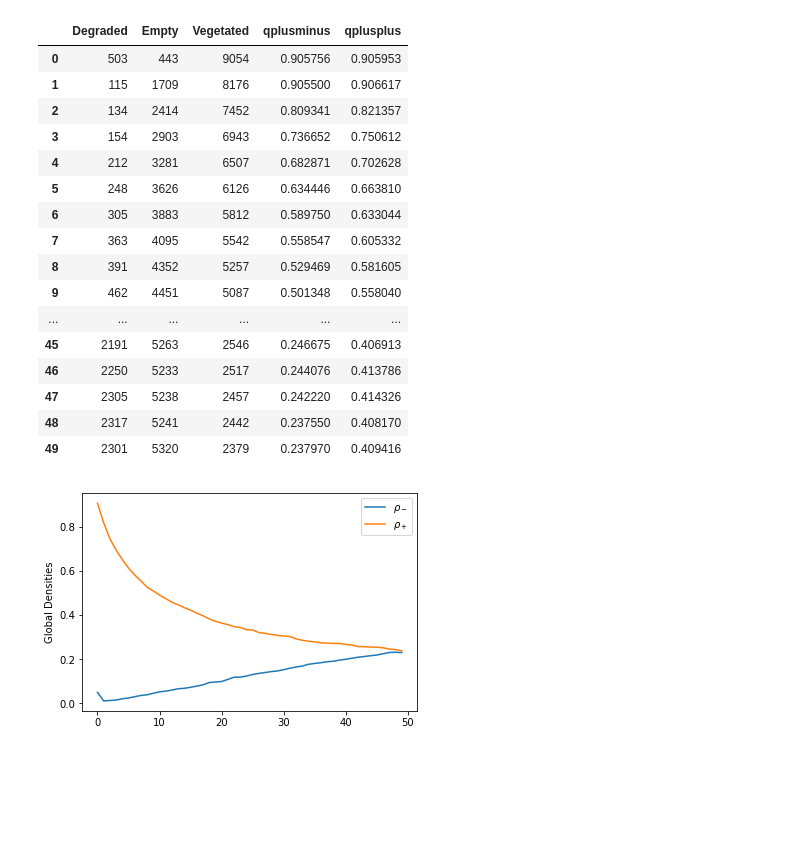
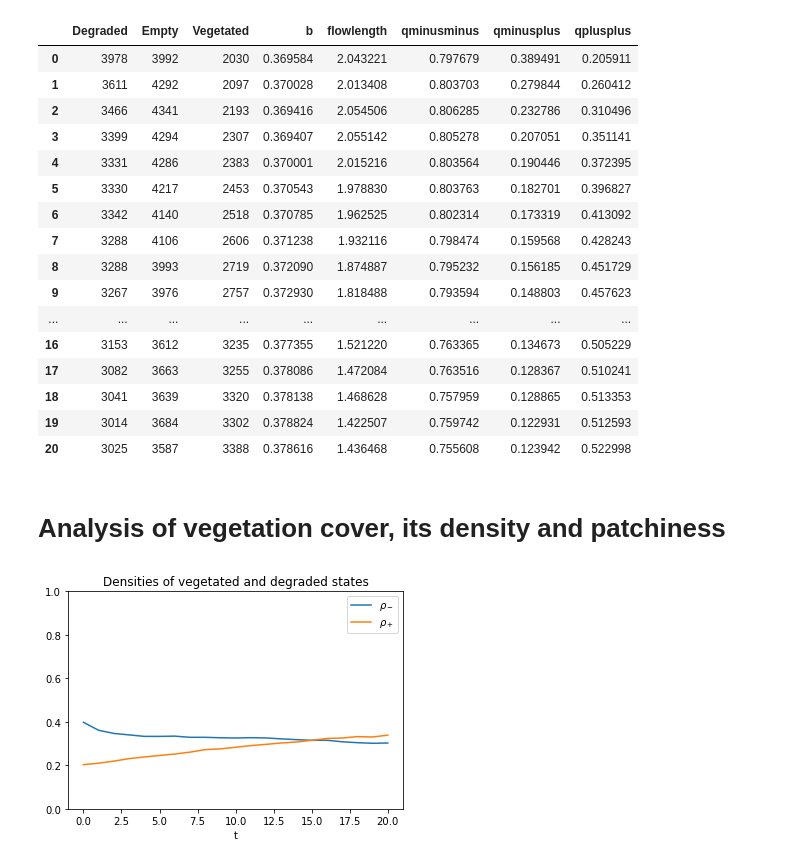
Before and after one commit to intramuros/abm, a Jupyter notebook: Gather and plot.ipynb, the cells around one changed output. Saved outputs shown, nothing was run; the diff lists cells and outputs as text; code cells hidden in the pictures; blank space fills up the shorter version.

```diff
--- a/Gather and plot.ipynb
+++ b/Gather and plot.ipynb
@@ -21,17 +18,13 @@ from ecosystem.model import EcoModel
 # %%
-from ecosystem.model import EcoModel
-from mesa.datacollection import DataCollector
-import time
-start_time = time.time()
-
-# fixed_params = {"width": 50,
-#                 "height": 50,
-#                 "b": 0.5,
-#                 "m": 0.1}
+b = 0.4  # establishment probability
+m = 0.1  # mortality rate
 
 model = EcoModel(0.4, 0.1, "ecosystem/config_file.json")
 
-for i in range(50):
+num_steps = 20 # number of simulation steps
+
+start_time = time.time()
+for i in range(num_steps):
     model.step()
 
 print(time.time()-start_time)
@@ -57,34 +34,37 @@ Degraded: 2333
 stats = model.datacollector.get_model_vars_dataframe()
 stats
 # %% [output]
-|  | Degraded | Empty | Vegetated | qplusminus | qplusplus |
-| 0 | 503 | 443 | 9054 | 0.905756 | 0.905953 |
-| 1 | 115 | 1709 | 8176 | 0.905500 | 0.906617 |
-| 2 | 134 | 2414 | 7452 | 0.809341 | 0.821357 |
-| 3 | 154 | 2903 | 6943 | 0.736652 | 0.750612 |
-| 4 | 212 | 3281 | 6507 | 0.682871 | 0.702628 |
-| 5 | 248 | 3626 | 6126 | 0.634446 | 0.663810 |
-| 6 | 305 | 3883 | 5812 | 0.589750 | 0.633044 |
-| 7 | 363 | 4095 | 5542 | 0.558547 | 0.605332 |
-| 8 | 391 | 4352 | 5257 | 0.529469 | 0.581605 |
-| 9 | 462 | 4451 | 5087 | 0.501348 | 0.558040 |
-| ... | ... | ... | ... | ... | ... |
-| 45 | 2191 | 5263 | 2546 | 0.246675 | 0.406913 |
-| 46 | 2250 | 5233 | 2517 | 0.244076 | 0.413786 |
-| 47 | 2305 | 5238 | 2457 | 0.242220 | 0.414326 |
-| 48 | 2317 | 5241 | 2442 | 0.237550 | 0.408170 |
-| 49 | 2301 | 5320 | 2379 | 0.237970 | 0.409416 |
+|  | Degraded | Empty | Vegetated | b | flowlength | qminusminus | qminusplus | qplusplus |
+| 0 | 3978 | 3992 | 2030 | 0.369584 | 2.043221 | 0.797679 | 0.389491 | 0.205911 |
+| 1 | 3611 | 4292 | 2097 | 0.370028 | 2.013408 | 0.803703 | 0.279844 | 0.260412 |
+| 2 | 3466 | 4341 | 2193 | 0.369416 | 2.054506 | 0.806285 | 0.232786 | 0.310496 |
+| 3 | 3399 | 4294 | 2307 | 0.369407 | 2.055142 | 0.805278 | 0.207051 | 0.351141 |
+| 4 | 3331 | 4286 | 2383 | 0.370001 | 2.015216 | 0.803564 | 0.190446 | 0.372395 |
+| 5 | 3330 | 4217 | 2453 | 0.370543 | 1.978830 | 0.803763 | 0.182701 | 0.396827 |
+| 6 | 3342 | 4140 | 2518 | 0.370785 | 1.962525 | 0.802314 | 0.173319 | 0.413092 |
+| 7 | 3288 | 4106 | 2606 | 0.371238 | 1.932116 | 0.798474 | 0.159568 | 0.428243 |
+| 8 | 3288 | 3993 | 2719 | 0.372090 | 1.874887 | 0.795232 | 0.156185 | 0.451729 |
+| 9 | 3267 | 3976 | 2757 | 0.372930 | 1.818488 | 0.793594 | 0.148803 | 0.457623 |
+| ... | ... | ... | ... | ... | ... | ... | ... | ... |
+| 16 | 3153 | 3612 | 3235 | 0.377355 | 1.521220 | 0.763365 | 0.134673 | 0.505229 |
+| 17 | 3082 | 3663 | 3255 | 0.378086 | 1.472084 | 0.763516 | 0.128367 | 0.510241 |
+| 18 | 3041 | 3639 | 3320 | 0.378138 | 1.468628 | 0.757959 | 0.128865 | 0.513353 |
+| 19 | 3014 | 3684 | 3302 | 0.378824 | 1.422507 | 0.759742 | 0.122931 | 0.512593 |
+| 20 | 3025 | 3587 | 3388 | 0.378616 | 1.436468 | 0.755608 | 0.123942 | 0.522998 |
+# %% [markdown]
+# Analysis of vegetation cover, its density and patchiness
 # %%
-# Figure 3a
+from matplotlib import pyplot as plt
+
 # Plot the global densities at each time step
 
-from matplotlib import pyplot as plt
 total = (stats.Degraded+stats.Vegetated+stats.Empty)
 plt.plot(stats.Degraded/(total), label = r'$\rho_-$')
 plt.plot(stats.Vegetated/(total), label = r'$\rho_+$')
 plt.legend()
-plt.ylabel('Global Densities')
-plt.savefig(output_dir+"Global_densities.png", format = 'png' )
+plt.xlabel('t')
+plt.ylim([0,1])
+plt.title("Densities of vegetated and degraded states")
 plt.show()
 # %% [output]
-[figure, old version]
+[figure, new version]
```
Also changed, not shown: parts of 14 cells of this notebook, 7 other files.
